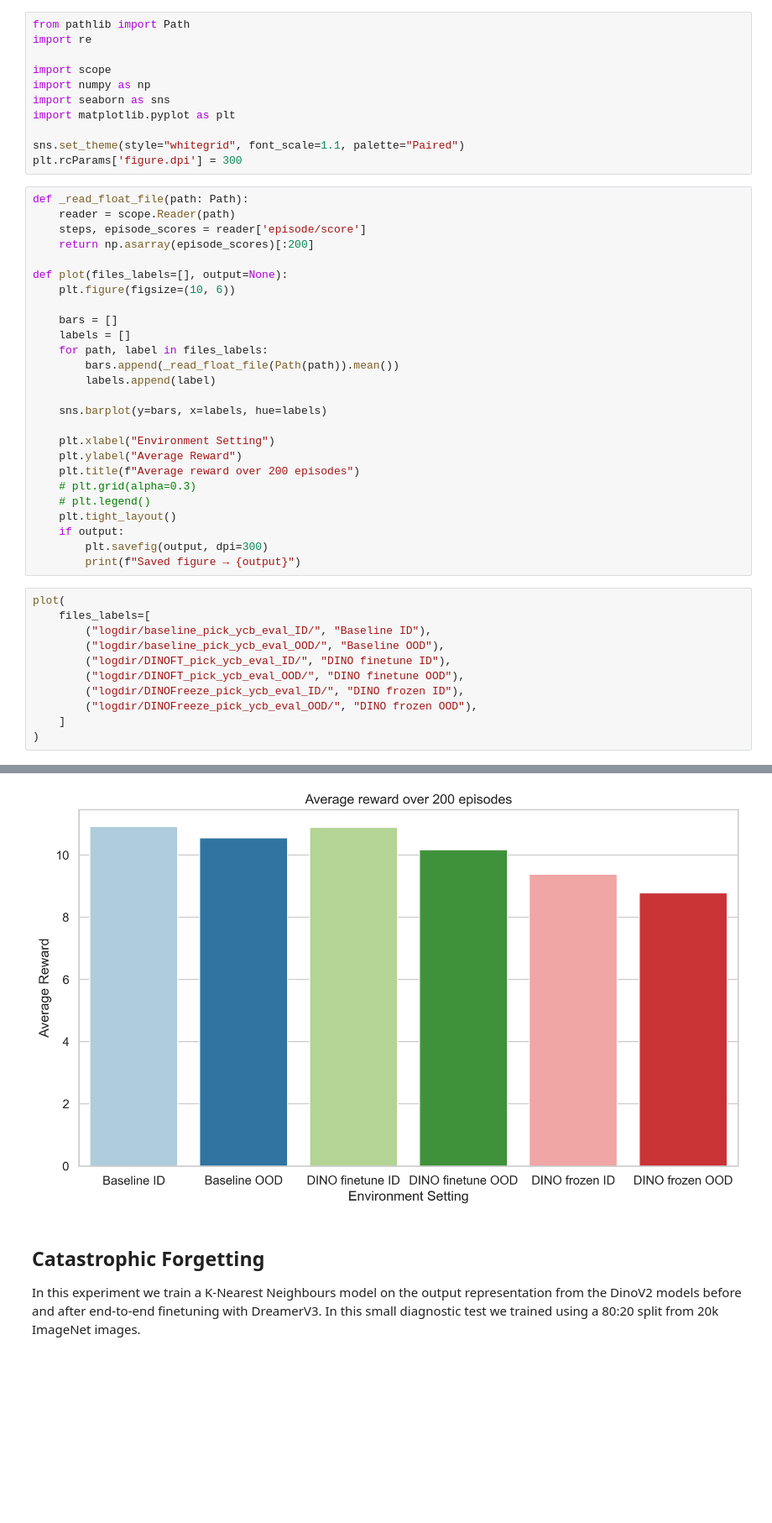
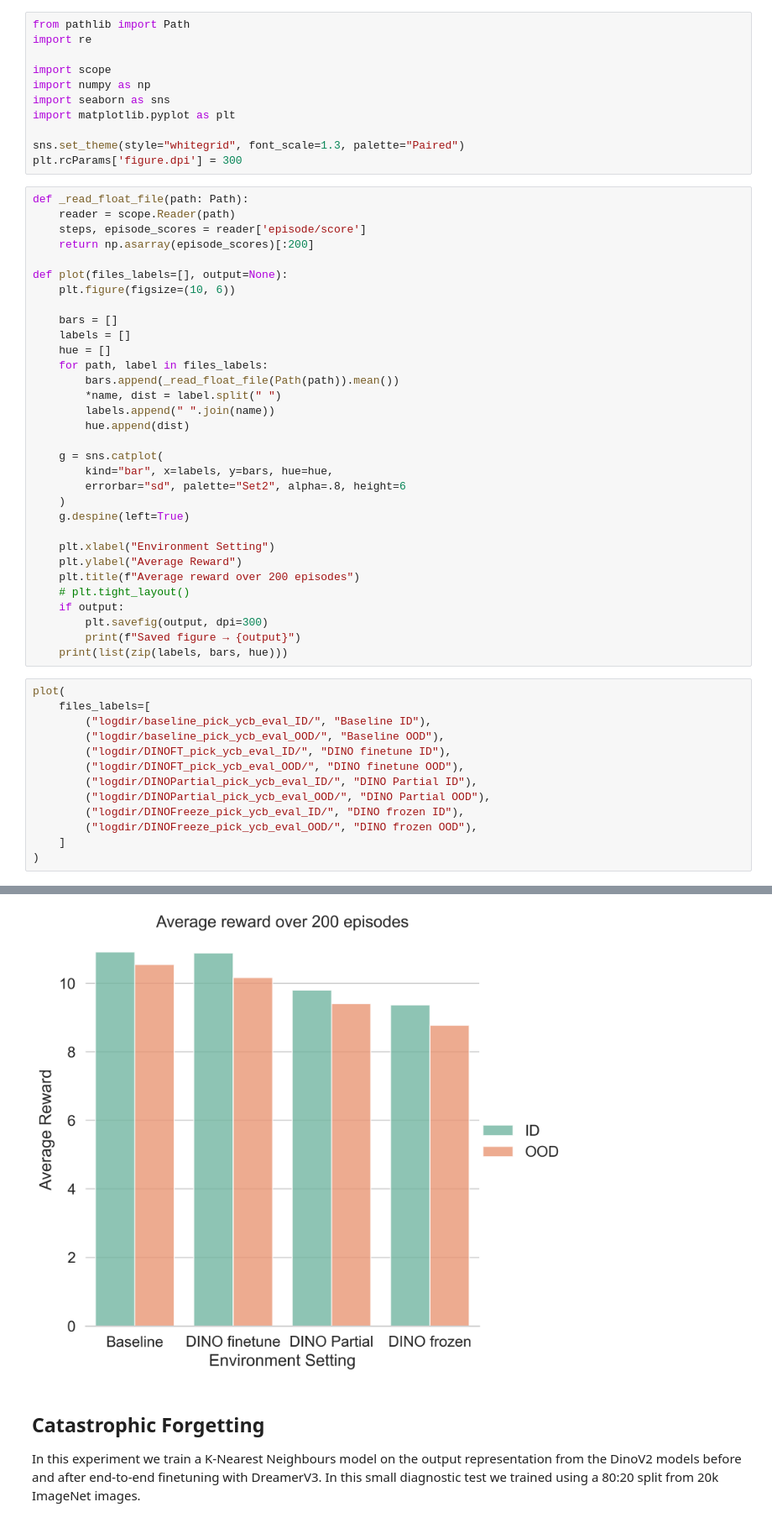
Before and after one commit to jackvice/dreamerJMV3, a Jupyter notebook: plot_eval_results.ipynb, the cells around one changed output, grey strips where cells are left out. Shown at 84% size. Cells and saved outputs as stored; diff of their text form; blank space fills up the shorter version.

Commit message:
plot with partial results

```diff
--- a/plot_eval_results.ipynb
+++ b/plot_eval_results.ipynb
@@ -7,7 +7,7 @@ import numpy as np
 import seaborn as sns
 import matplotlib.pyplot as plt
 
-sns.set_theme(style="whitegrid", font_scale=1.1, palette="Paired")
+sns.set_theme(style="whitegrid", font_scale=1.3, palette="Paired")
 plt.rcParams['figure.dpi'] = 300
 # %%
 def _read_float_file(path: Path):
@@ -20,21 +20,27 @@ def plot(files_labels=[], output=None):
 
     bars = []
     labels = []
+    hue = []
     for path, label in files_labels:
         bars.append(_read_float_file(Path(path)).mean())
-        labels.append(label)
+        *name, dist = label.split(" ")
+        labels.append(" ".join(name))
+        hue.append(dist)
 
-    sns.barplot(y=bars, x=labels, hue=labels)
+    g = sns.catplot(
+        kind="bar", x=labels, y=bars, hue=hue,
+        errorbar="sd", palette="Set2", alpha=.8, height=6
+    )
+    g.despine(left=True)
 
     plt.xlabel("Environment Setting")
     plt.ylabel("Average Reward")
     plt.title(f"Average reward over 200 episodes")
-    # plt.grid(alpha=0.3)
-    # plt.legend()
-    plt.tight_layout()
+    # plt.tight_layout()
     if output:
         plt.savefig(output, dpi=300)
         print(f"Saved figure → {output}")
+    print(list(zip(labels, bars, hue)))
 # %%
 plot(
     files_labels=[
@@ -42,6 +48,8 @@ plot(
         ("logdir/baseline_pick_ycb_eval_OOD/", "Baseline OOD"),
         ("logdir/DINOFT_pick_ycb_eval_ID/", "DINO finetune ID"),
         ("logdir/DINOFT_pick_ycb_eval_OOD/", "DINO finetune OOD"),
+        ("logdir/DINOPartial_pick_ycb_eval_ID/", "DINO Partial ID"),
+        ("logdir/DINOPartial_pick_ycb_eval_OOD/", "DINO Partial OOD"),
         ("logdir/DINOFreeze_pick_ycb_eval_ID/", "DINO frozen ID"),
         ("logdir/DINOFreeze_pick_ycb_eval_OOD/", "DINO frozen OOD"),
     ]
@@ -50,4 +60,4 @@ plot(
-[figure, old version]
+[figure, new version]
 # %% [markdown]
 ## Catastrophic Forgetting
 In this experiment we train a K-Nearest Neighbours model on the output representation from the DinoV2 models before and after end-to-end finetuning with DreamerV3. In this small diagnostic test we trained using a 80:20 split from 20k ImageNet images.
```
Also changed, not shown: parts of 2 cells of this notebook, 1 other file.
